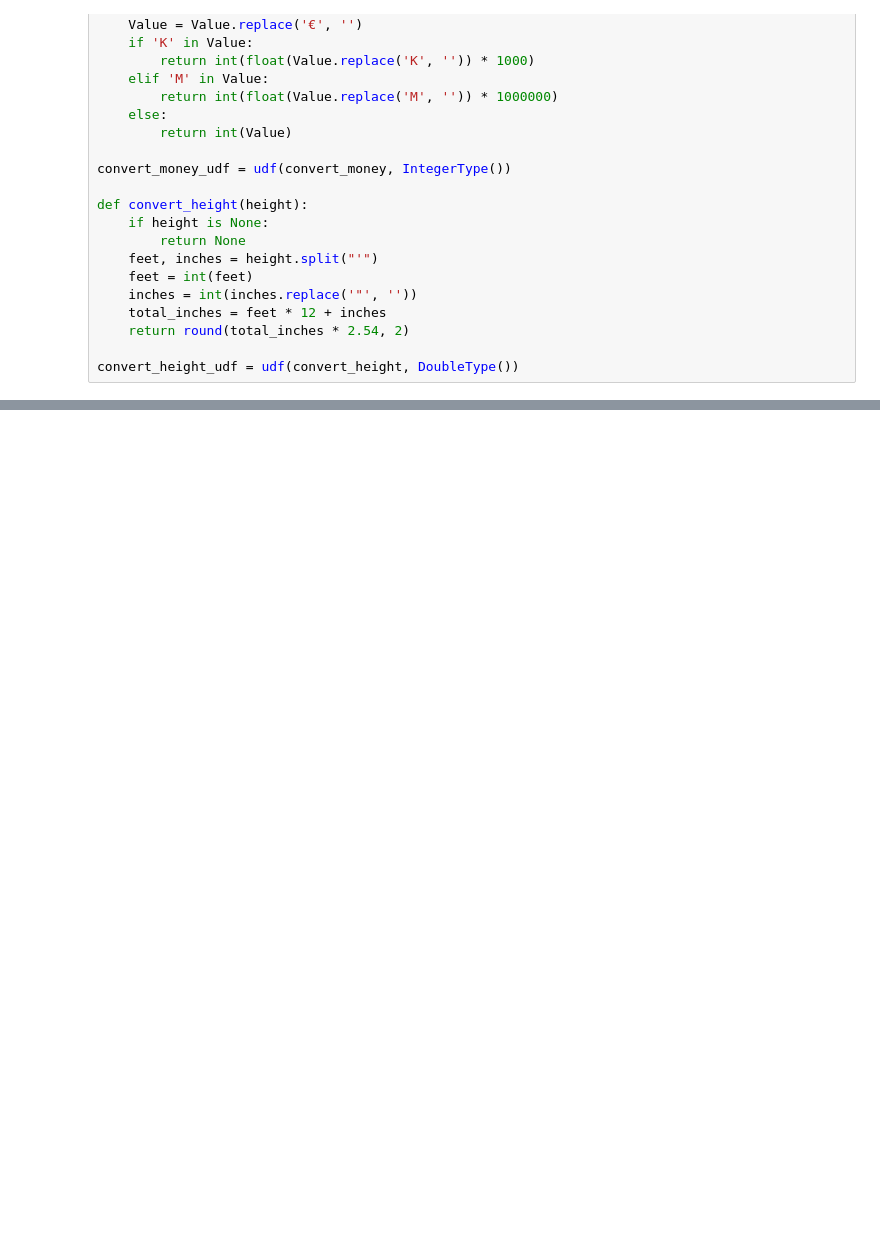
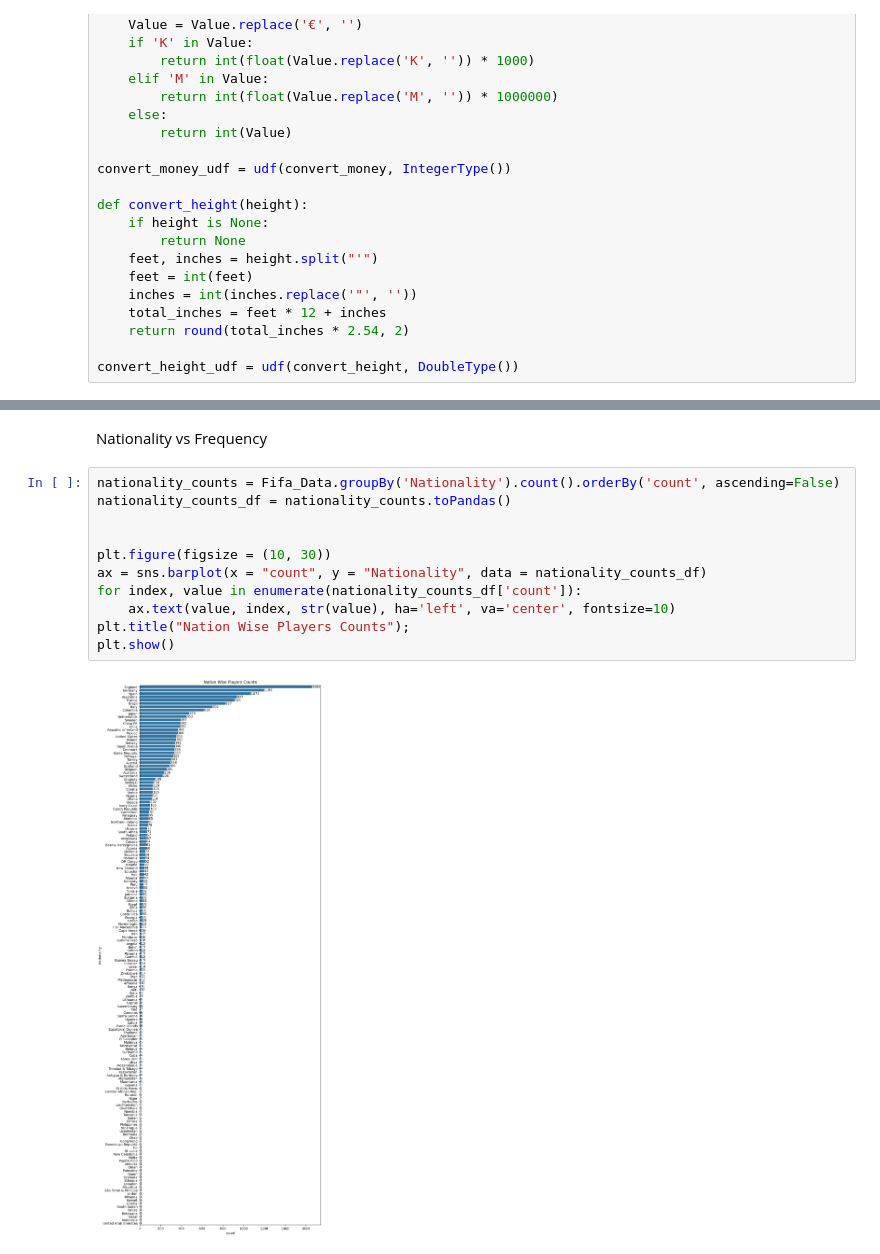
Before and after one commit to ronitguptaaa/FIFA19-Analysis, a Jupyter notebook: fifa-analysis.ipynb, the cells around one changed output, grey strips where cells are left out. Saved outputs shown, nothing was run; the diff lists cells and outputs as text; blank space fills up the shorter version.

```diff
--- a/fifa-analysis.ipynb
+++ b/fifa-analysis.ipynb
@@ -127,0 +129,15 @@ only showing top 20 rows
+# %% [markdown]
+Nationality vs Frequency
+# %%
+nationality_counts = Fifa_Data.groupBy('Nationality').count().orderBy('count', ascending=False)
+nationality_counts_df = nationality_counts.toPandas()
+
+
+plt.figure(figsize = (10, 30))
+ax = sns.barplot(x = "count", y = "Nationality", data = nationality_counts_df)
+for index, value in enumerate(nationality_counts_df['count']):
+    ax.text(value, index, str(value), ha='left', va='center', fontsize=10)
+plt.title("Nation Wise Players Counts");
+plt.show()
+# %% [output]
+[figure, added]
```
Also changed, not shown: parts of 12 cells of this notebook.
